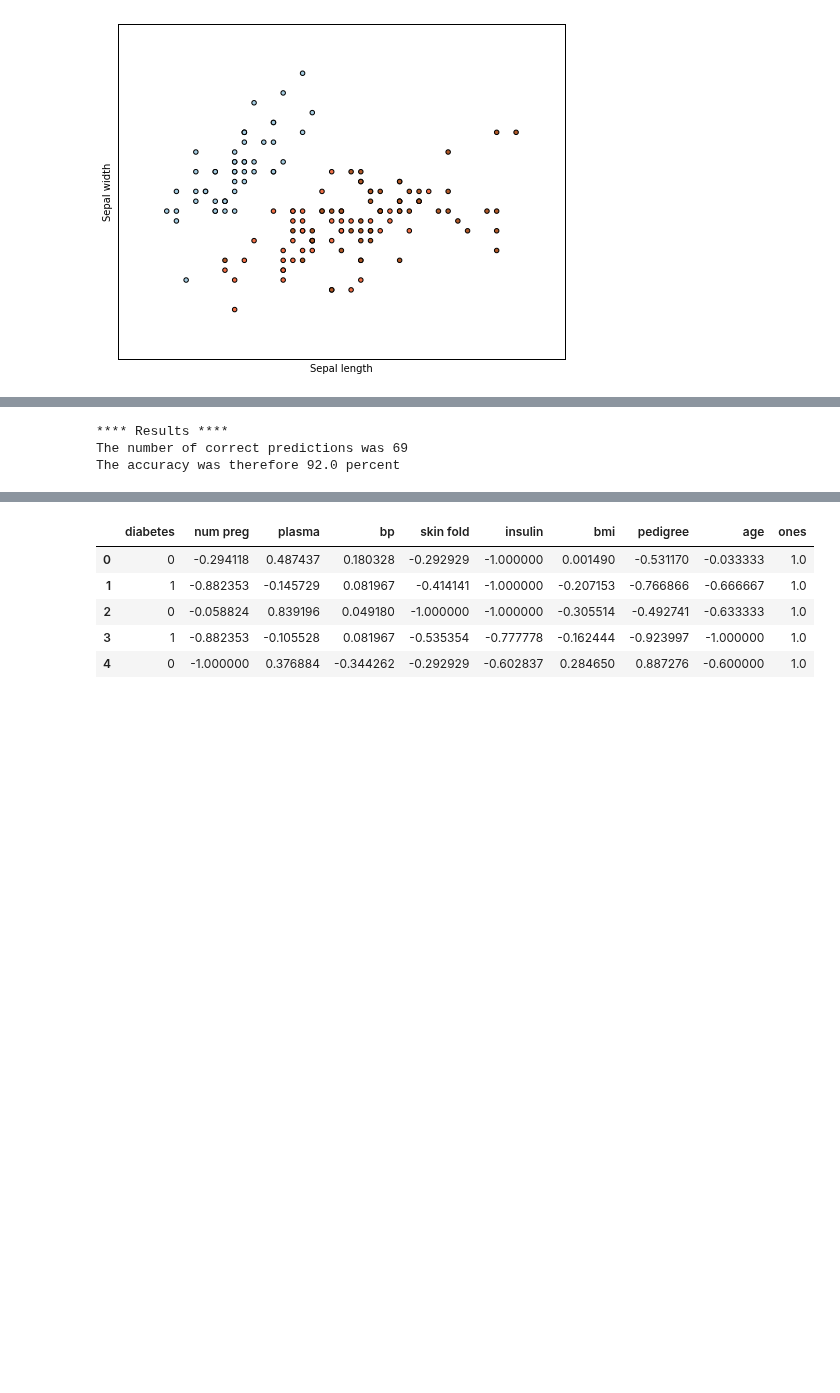
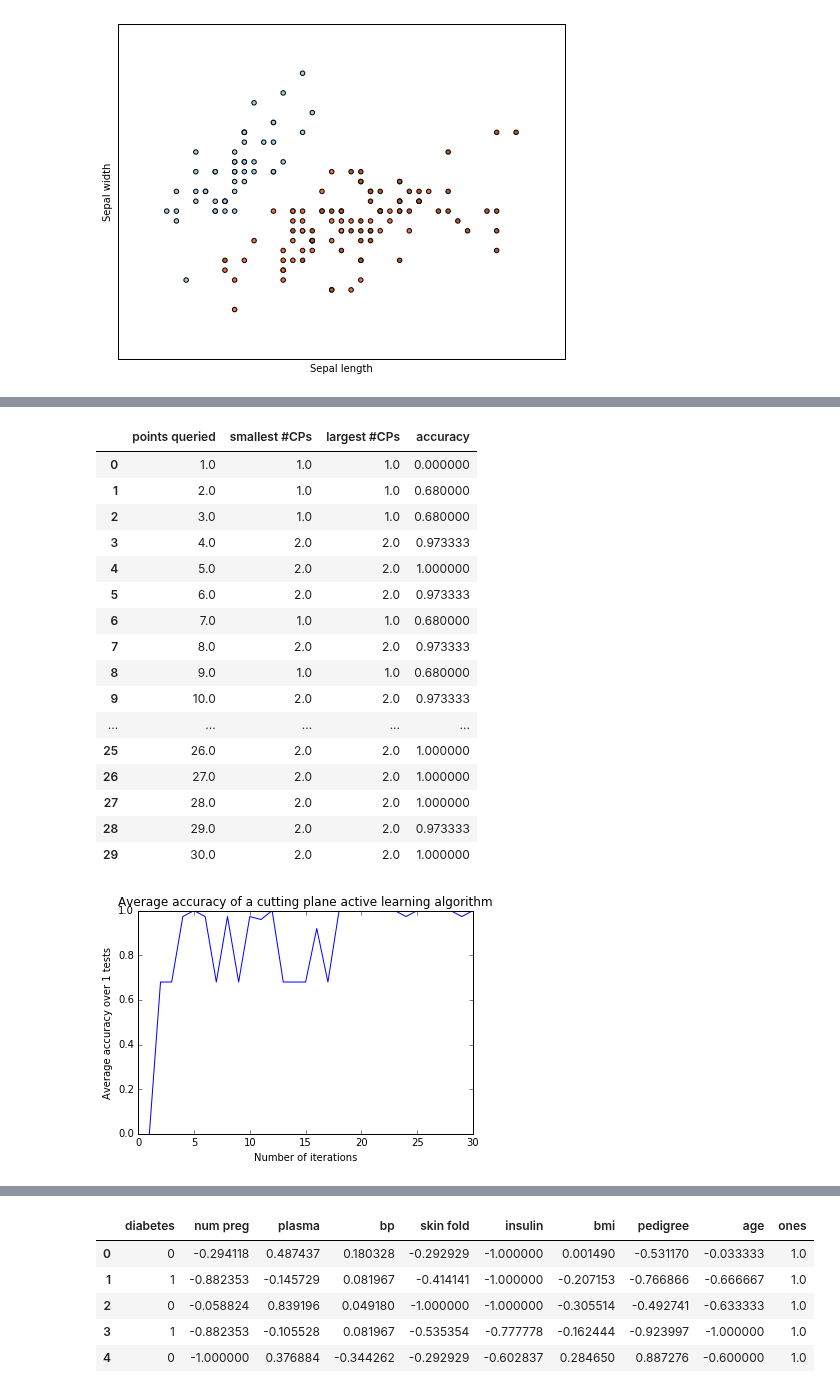
Before and after one commit to chengsoonong/mclass-sky, a Jupyter notebook: projects/david/lab/active_ex1.ipynb, the cells around one changed output, grey strips where cells are left out. Saved outputs shown, nothing was run; the diff lists cells and outputs as text; code cells hidden in the pictures; blank space fills up the shorter version.

Commit message:
Progress update for implementation of cutting plane active learning procedure and experiments. (issue #123).

```diff
--- a/projects/david/lab/active_ex1.ipynb
+++ b/projects/david/lab/active_ex1.ipynb
@@ -87,14 +56,2 @@ The accuracy was therefore 92.0 percent
-# %%
-predictions = active.linear_predictor(X_testing, w)
-results = predictions == Y_testing
-correct = np.count_nonzero(results)
-accuracy = correct/X_testing.shape[0]
-print('**** Results ****')
-print('The number of correct predictions was', correct)
-print('The accuracy was therefore', accuracy*100, 'percent')
-# %% [output]
-**** Results ****
-The number of correct predictions was 69
-The accuracy was therefore 92.0 percent
 # %%
 def average_accuracy(n, X_testing, Y_testing,
@@ -112,2 +123,65 @@ def average_accuracy(n, X_testing, Y_testing,
+# %%
+def experiment(n, test_iter, X_testing, Y_testing, X_training, Y_training,
+               iterations, center='ac', sample = 1, M=None, plot=1):
+    testing=3
+    test_iterations = []
+    test_averages = []
+    test_lowers = []
+    test_uppers = []
+
+    for i in range(test_iter):
+        i = i + 1
+        test_iterations.append(i)
+        average_outcome = \
+            average_accuracy(n, X_testing, Y_testing, X_training, Y_training,
+                             i, center=center, sample=sample, M=None)
+        average = average_outcome[0]
+        lower = average_outcome[1]
+        upper = average_outcome[2]
+
+        test_averages.append(average)
+        test_lowers.append(lower)
+        test_uppers.append(upper)
+
+    table = pd.DataFrame([test_iterations, test_lowers,
+                          test_uppers, test_averages])
+    table = table.transpose()
+    table.columns = ['points queried', 'smallest #CPs', 'largest #CPs', 'accuracy']
+    display(table)
+    return table
+
+
+def plot_trace(table):
+    plt.plot(table['points queried'], table['accuracy'])
+    plt.xlabel('Number of iterations')
+    plt.ylabel('Average accuracy over %d tests' % n)
+    plt.title('Average accuracy of a cutting plane active learning algorithm')
+    plt.show()
+# %%
+n = 1
+test_iter = 30
+table = experiment(n, test_iter, X_iris_testing, Y_iris_testing,
+           X_iris_training, Y_iris_training,
+           iterations, center='ac', sample = 1, M=None, plot=1)
+plot_trace(table)
+# %% [output]
+|  | points queried | smallest #CPs | largest #CPs | accuracy |
+| 0 | 1.0 | 1.0 | 1.0 | 0.000000 |
+| 1 | 2.0 | 1.0 | 1.0 | 0.680000 |
+| 2 | 3.0 | 1.0 | 1.0 | 0.680000 |
+| 3 | 4.0 | 2.0 | 2.0 | 0.973333 |
+| 4 | 5.0 | 2.0 | 2.0 | 1.000000 |
+| 5 | 6.0 | 2.0 | 2.0 | 0.973333 |
+| 6 | 7.0 | 1.0 | 1.0 | 0.680000 |
+| 7 | 8.0 | 2.0 | 2.0 | 0.973333 |
+| 8 | 9.0 | 1.0 | 1.0 | 0.680000 |
+| 9 | 10.0 | 2.0 | 2.0 | 0.973333 |
+| ... | ... | ... | ... | ... |
+| 25 | 26.0 | 2.0 | 2.0 | 1.000000 |
+| 26 | 27.0 | 2.0 | 2.0 | 1.000000 |
+| 27 | 28.0 | 2.0 | 2.0 | 1.000000 |
+| 28 | 29.0 | 2.0 | 2.0 | 0.973333 |
+| 29 | 30.0 | 2.0 | 2.0 | 1.000000 |
+[figure, added]
 # %%
 n = 25
```
Also changed, not shown: parts of 10 cells of this notebook, 3 other files.
